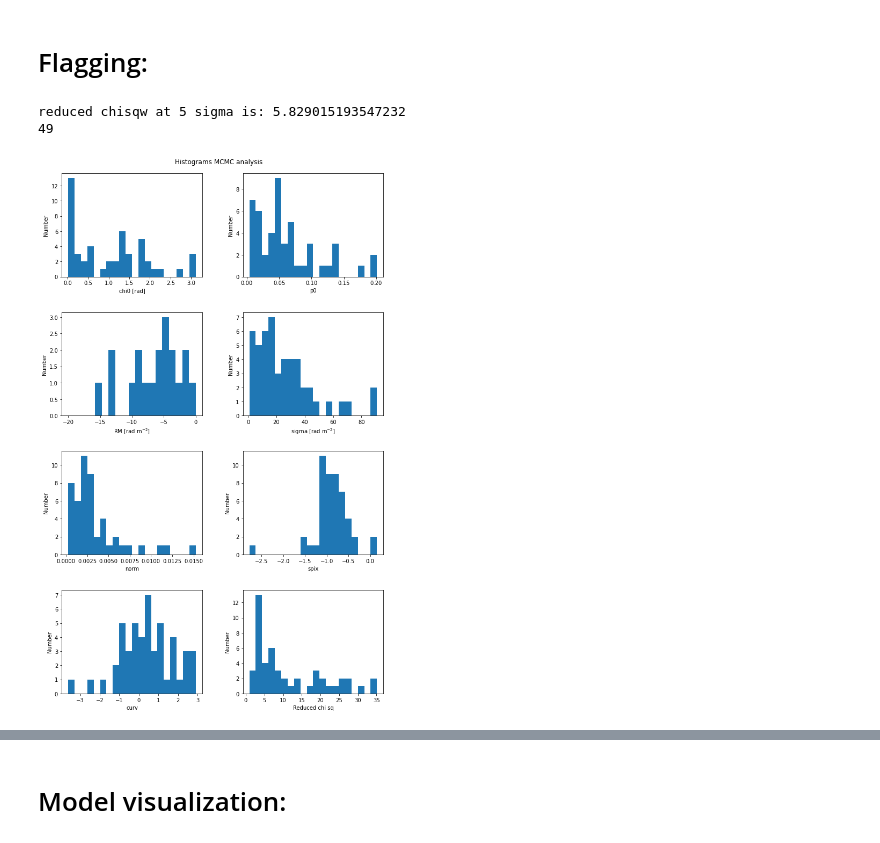
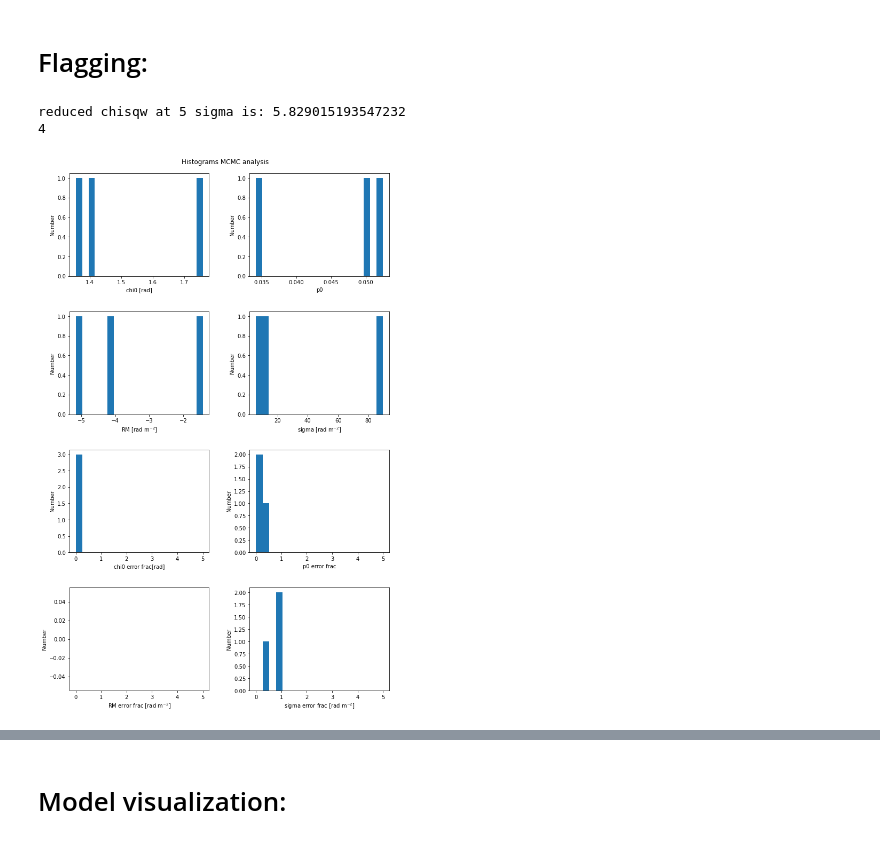
Before and after one commit to Woutmg/Meerkat_FracPol_New, a Jupyter notebook: MCMC_analyser.ipynb, the cells around one changed output, grey strips where cells are left out. Drawn from its saved outputs; the diff is of its cells as text; code cells hidden in the pictures.

```diff
--- a/MCMC_analyser.ipynb
+++ b/MCMC_analyser.ipynb
@@ -190,52 +191,54 @@ conf_int = scipy.stats.chi2.cdf(sigma**2,1)
 red_chi_lim = scipy.stats.chi2.ppf(conf_int, 20)/20
 print('reduced chisqw at 5 sigma is: ' + str(red_chi_lim))
 
-mask_inspec = np.argwhere((sigma_list[:,0]<100)&(redchisq_QU_list < 40)&(p0_list[:,0]<0.5))#&(np.abs(RM_list[:,0]) < 200))
+mask_inspec = np.argwhere((sigma_list<200)&(redchisq_QU_list < 3))#&(p0_list>0.02)\
+                          #&(p0_list<0.5)&(sigma_unc_list/sigma_list< 1)&(np.abs(RM_unc_list/RM_list< 1))\
+                          #&(p0_unc_list/p0_list< 1)&(chi0_unc_list/chi0_list< 1))[:,0]
 print(len(mask_inspec))
 # %% [output]
 reduced chisqw at 5 sigma is: 5.829015193547232
-49
+4
 # %%
 fig, axs = plt.subplots(4, 2)
 fig.set_size_inches(10, 15)
 fig.tight_layout(pad=4.5)
 
 fig.suptitle('Histograms MCMC analysis')
 
-axs[0,0].hist(chi0_list[mask_inspec,0], bins=20)
+axs[0,0].hist(chi0_list[mask_inspec], bins=20)
 axs[0,0].set_ylabel('Number')
 axs[0,0].set_xlabel('chi0 [rad]')
 
-axs[0,1].hist(p0_list[mask_inspec,0], bins=20)
+axs[0,1].hist(p0_list[mask_inspec], bins=20)
 axs[0,1].set_ylabel('Number')
 axs[0,1].set_xlabel('p0')
 
-axs[1,0].hist(RM_list[mask_inspec,0], bins=np.linspace(-20,0,20))
+axs[1,0].hist(RM_list[mask_inspec], bins=20)
 axs[1,0].set_ylabel('Number')
 axs[1,0].set_xlabel(r'RM [rad m$^{-2}$]')
 
-axs[1,1].hist(sigma_list[mask_inspec,0], bins=20)#, bins=np.linspace(0,200,20))
+axs[1,1].hist(sigma_list[mask_inspec], bins=20)#, bins=np.linspace(0,200,20))
 axs[1,1].set_ylabel('Number')
 axs[1,1].set_xlabel(r'sigma [rad m$^{-2}$]')
 
-axs[2,0].hist(norm_list[mask_inspec,0], bins=20)
+axs[2,0].hist(chi0_unc_list[mask_inspec]/chi0_list[mask_inspec], bins=np.linspace(0,5,20))
 axs[2,0].set_ylabel('Number')
-axs[2,0].set_xlabel(r'norm')
+axs[2,0].set_xlabel('chi0 error frac[rad]')
 
-axs[2,1].hist(spix_list[mask_inspec,0], bins=20)
+axs[2,1].hist(p0_unc_list[mask_inspec]/p0_list[mask_inspec], bins=np.linspace(0,5,20))
 axs[2,1].set_ylabel('Number')
-axs[2,1].set_xlabel(r'spix')
+axs[2,1].set_xlabel('p0 error frac')
 
-axs[3,0].hist(curv_list[mask_inspec,0], bins=20)
+axs[3,0].hist(RM_unc_list[mask_inspec]/RM_list[mask_inspec], bins=np.linspace(0,5,20))
 axs[3,0].set_ylabel('Number')
-axs[3,0].set_xlabel(r'curv')
+axs[3,0].set_xlabel(r'RM error frac [rad m$^{-2}$]')
 
-axs[3,1].hist(redchisq_QU_list[mask_inspec], bins=20)
+axs[3,1].hist(sigma_unc_list[mask_inspec]/sigma_list[mask_inspec], bins=np.linspace(0,5,20))
 axs[3,1].set_ylabel('Number')
-axs[3,1].set_xlabel('Reduced chi sq')
+axs[3,1].set_xlabel(r'sigma error frac [rad m$^{-2}$]')
 plt.show()
 # %% [output]
-[figure, old version]
+[figure, new version]
 # %%
 fig, axs = plt.subplots(4, 2)
 fig.set_size_inches(10, 15)
```
Also changed, not shown: parts of 11 cells of this notebook, 3 other files.
